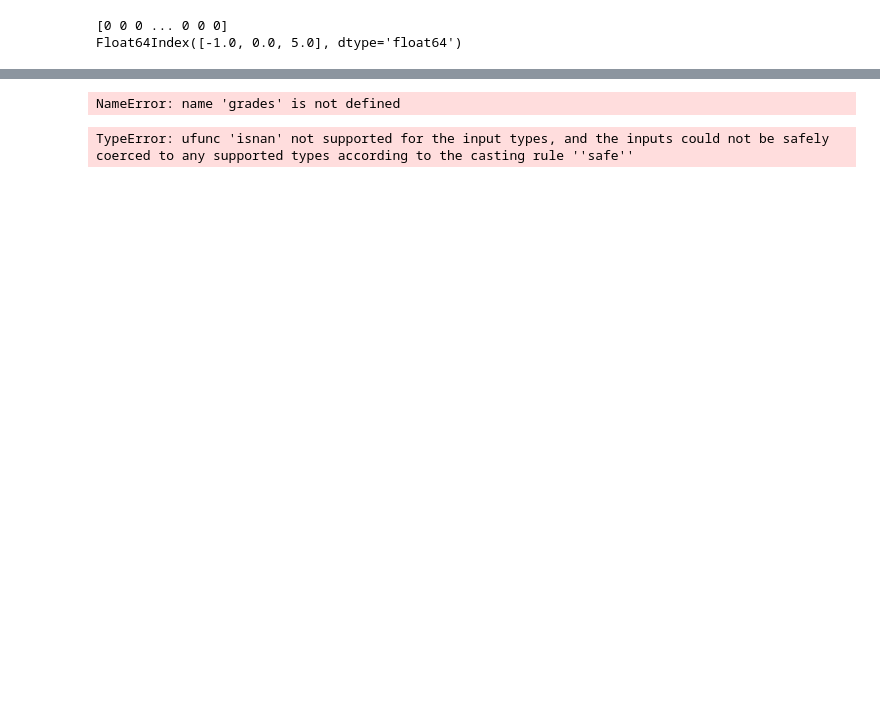
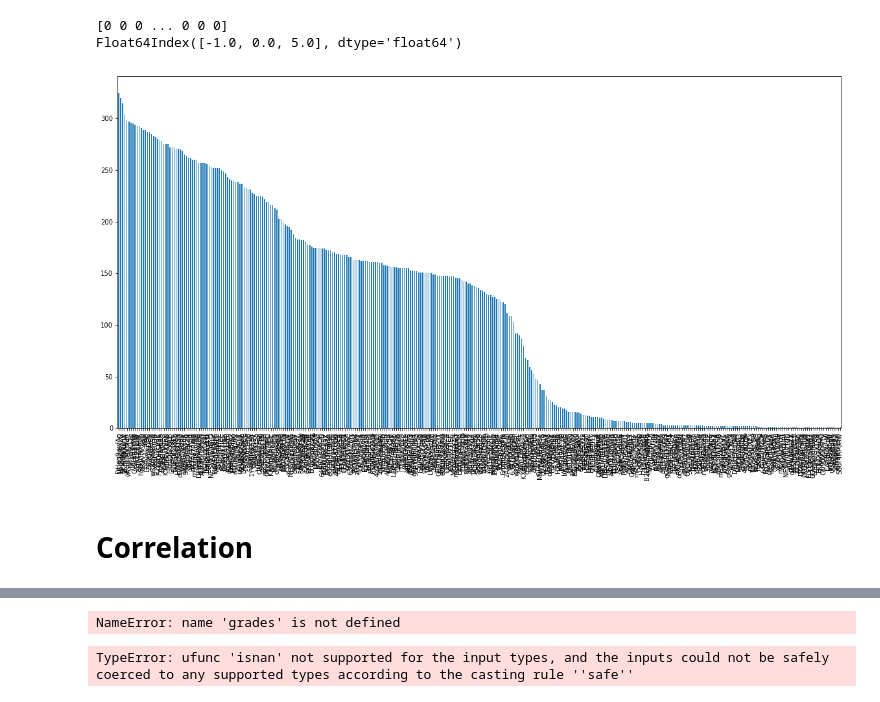
Before and after one commit to mateuszdorobek/Machine-Learning-Classification, a Jupyter notebook: data_extraction.ipynb, the cells around one changed output, grey strips where cells are left out. Saved outputs shown, nothing was run; the diff lists cells and outputs as text; code cells hidden in the pictures; blank space fills up the shorter version.

```diff
--- a/data_extraction.ipynb
+++ b/data_extraction.ipynb
@@ -52,3 +107,9 @@ for col in csv_1:
 # %% [output]
 [0 0 0 ... 0 0 0]
 Float64Index([-1.0, 0.0, 5.0], dtype='float64')
+# %%
+plot(csv['Var192'],sort=True, log=False)
+# %% [output]
+[figure, added]
+# %% [markdown]
+# Correlation
```
Also changed, not shown: parts of 15 cells of this notebook.
